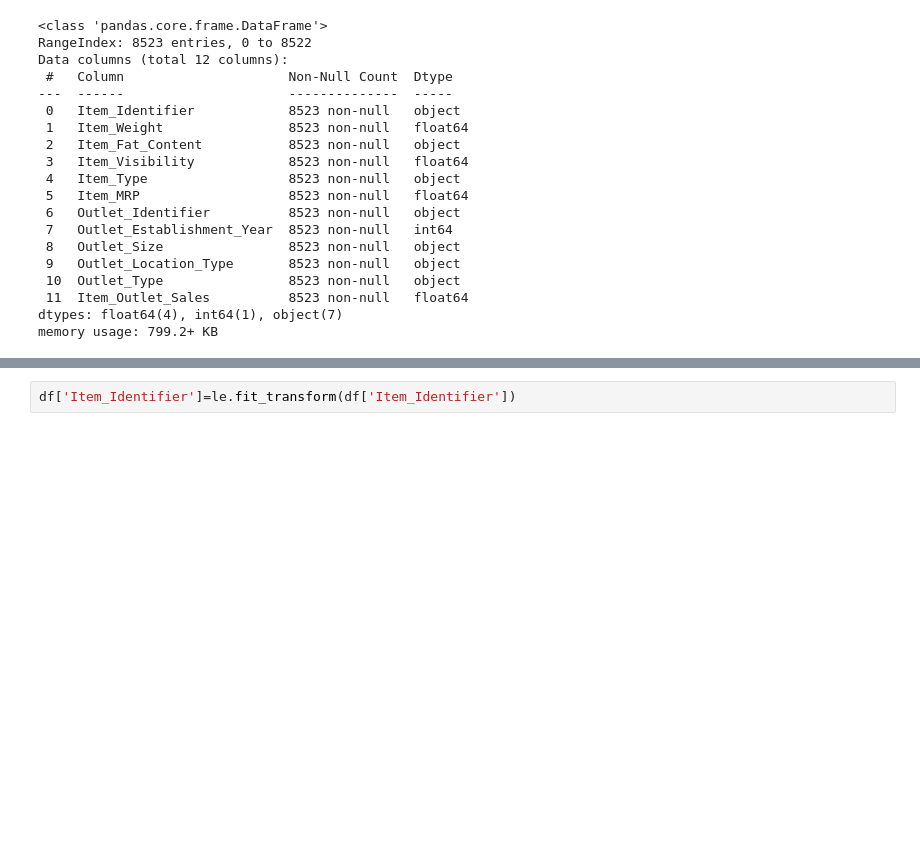
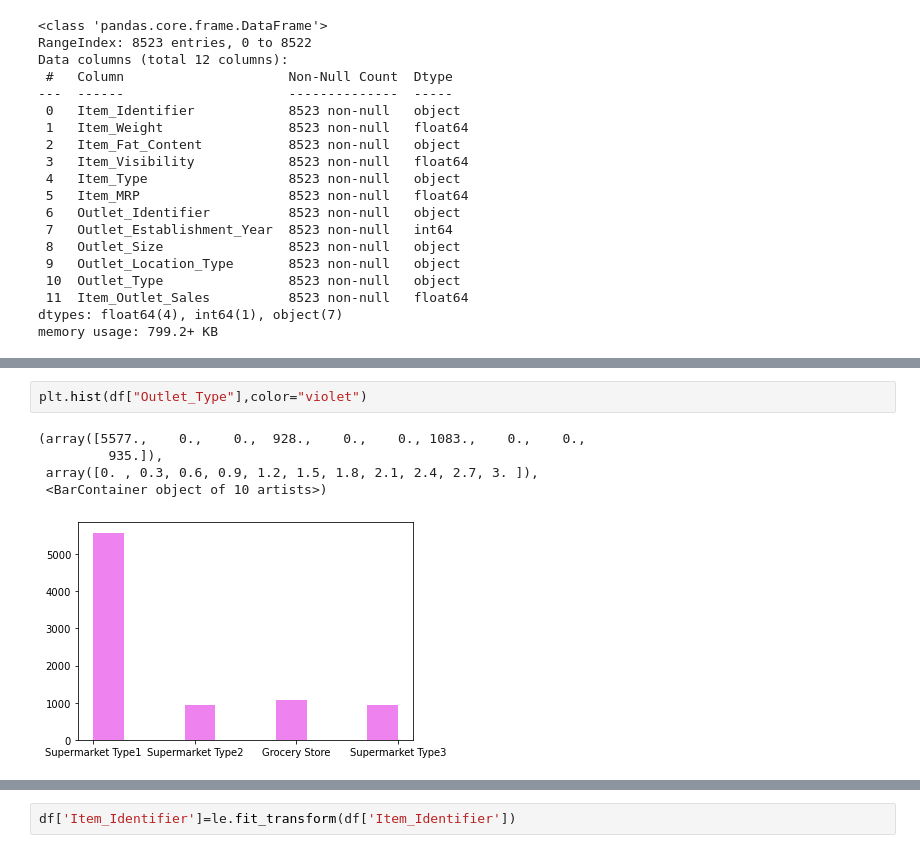
Before and after one commit to Roopesh1070/machine-learning-projects, a Jupyter notebook: supermarket sales prediction.ipynb, the cells around one changed output, grey strips where cells are left out. Cells and saved outputs as stored; diff of their text form; blank space fills up the shorter version.

```diff
--- a/supermarket sales prediction.ipynb
+++ b/supermarket sales prediction.ipynb
@@ -130,0 +139,8 @@ sns.histplot(df["Outlet_Type"])
+# %%
+plt.hist(df["Outlet_Type"],color="violet")
+# %% [output]
+(array([5577.,    0.,    0.,  928.,    0.,    0., 1083.,    0.,    0.,
+         935.]),
+ array([0. , 0.3, 0.6, 0.9, 1.2, 1.5, 1.8, 2.1, 2.4, 2.7, 3. ]),
+ <BarContainer object of 10 artists>)
+[figure, added]
```
Also changed, not shown: parts of 14 cells of this notebook.
